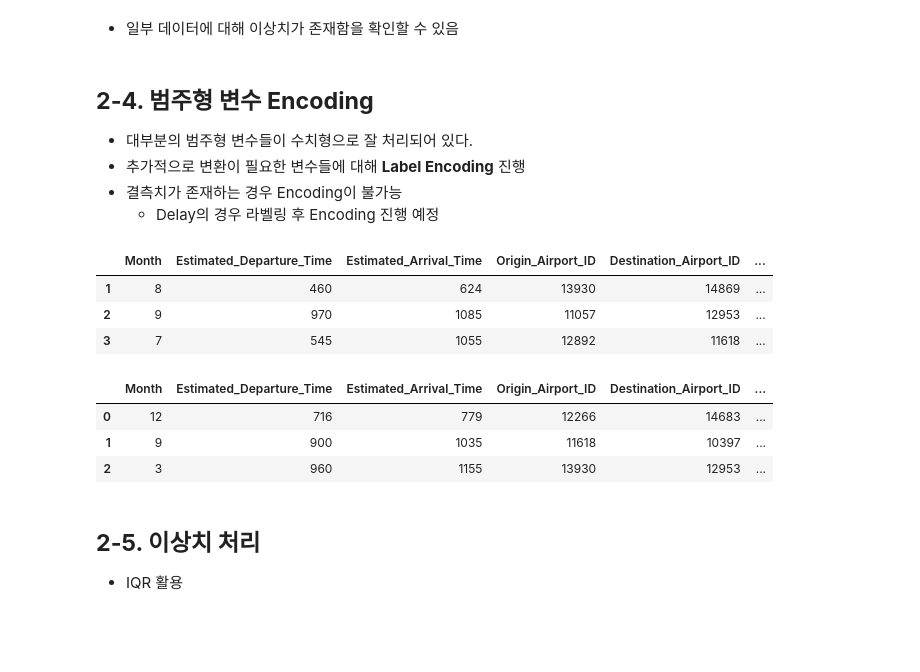
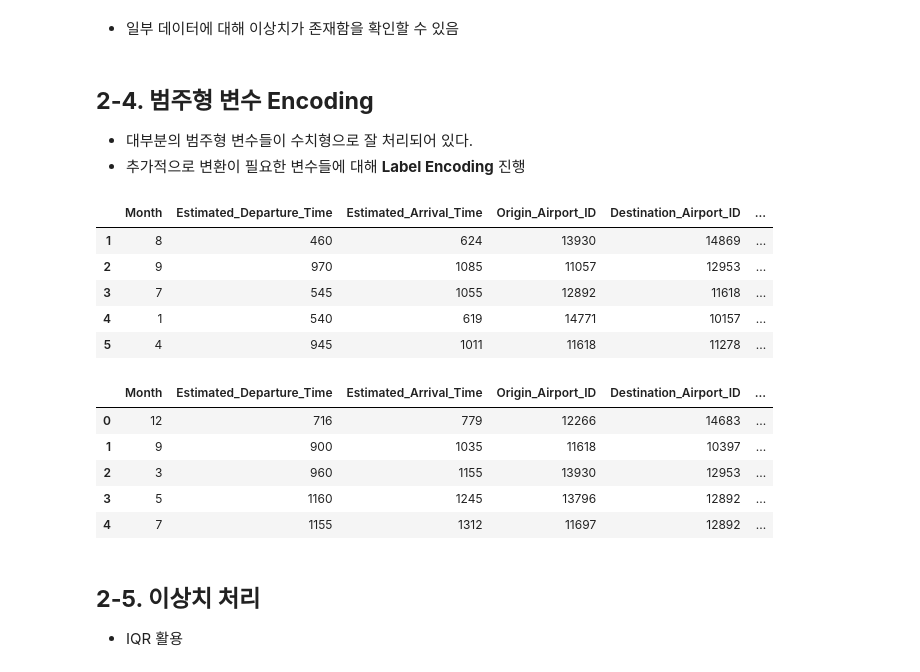
Before and after one commit to chasubeen/ESAA, a Jupyter notebook: SummerProj/preprocessing_final.ipynb, the cells around one changed output. Cells and saved outputs as stored; diff of their text form; code cells hidden in the pictures; blank space fills up the shorter version.

```diff
--- a/SummerProj/preprocessing_final.ipynb
+++ b/SummerProj/preprocessing_final.ipynb
@@ -644,8 +644,6 @@ train.describe()
 ## **2-4. 범주형 변수 Encoding**
 - 대부분의 범주형 변수들이 수치형으로 잘 처리되어 있다.
 - 추가적으로 변환이 필요한 변수들에 대해 **Label Encoding** 진행
-- 결측치가 존재하는 경우 Encoding이 불가능
-  - Delay의 경우 라벨링 후 Encoding 진행 예정
 # %%
 from sklearn.preprocessing import LabelEncoder
 
@@ -660,20 +658,33 @@ for i in cat:
     if label not in le.classes_:
       le.classes_ = np.append(le.classes_, label)
   test[i] = le.transform(test[i])
+# %%
+### Delay(target) 변수 인코딩
+# 라벨이 없는 경우 LabelEncoder가 정상적으로 작동하지 않음
+# 따라서, 일단 라벨이 있는 데이터에 대해서만 인코딩 진행
+
+le2 = LabelEncoder() # 객체 생성
+
+le2 = le2.fit(train.loc[train['Delay'].notnull(),'Delay'])
+train.loc[train['Delay'].notnull(),'Delay'] = le2.transform(train.loc[train['Delay'].notnull(),'Delay'])
 # %%
-train.head(3)
+train.head()
 # %% [output]
 |  | Month | Estimated_Departure_Time | Estimated_Arrival_Time | Origin_Airport_ID | Destination_Airport_ID | ... |
 | 1 | 8 | 460 | 624 | 13930 | 14869 | ... |
 | 2 | 9 | 970 | 1085 | 11057 | 12953 | ... |
 | 3 | 7 | 545 | 1055 | 12892 | 11618 | ... |
+| 4 | 1 | 540 | 619 | 14771 | 10157 | ... |
+| 5 | 4 | 945 | 1011 | 11618 | 11278 | ... |
 # %%
-test.head(3)
+test.head()
 # %% [output]
 |  | Month | Estimated_Departure_Time | Estimated_Arrival_Time | Origin_Airport_ID | Destination_Airport_ID | ... |
 | 0 | 12 | 716 | 779 | 12266 | 14683 | ... |
 | 1 | 9 | 900 | 1035 | 11618 | 10397 | ... |
 | 2 | 3 | 960 | 1155 | 13930 | 12953 | ... |
+| 3 | 5 | 1160 | 1245 | 13796 | 12892 | ... |
+| 4 | 7 | 1155 | 1312 | 11697 | 12892 | ... |
 # %% [markdown]
 ## **2-5. 이상치 처리**
 - IQR 활용
```
Also changed, not shown: parts of 1 cell of this notebook.
